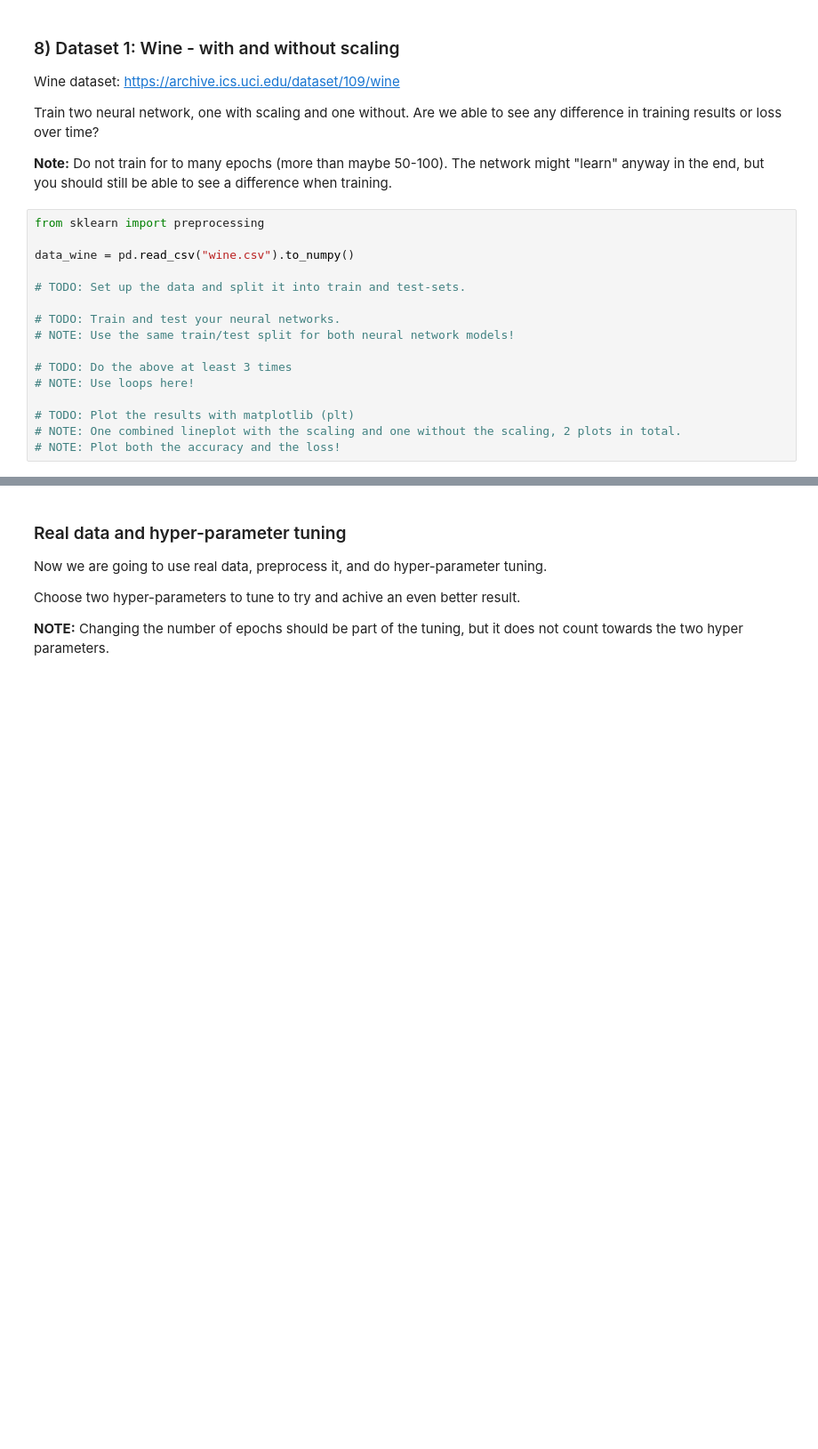
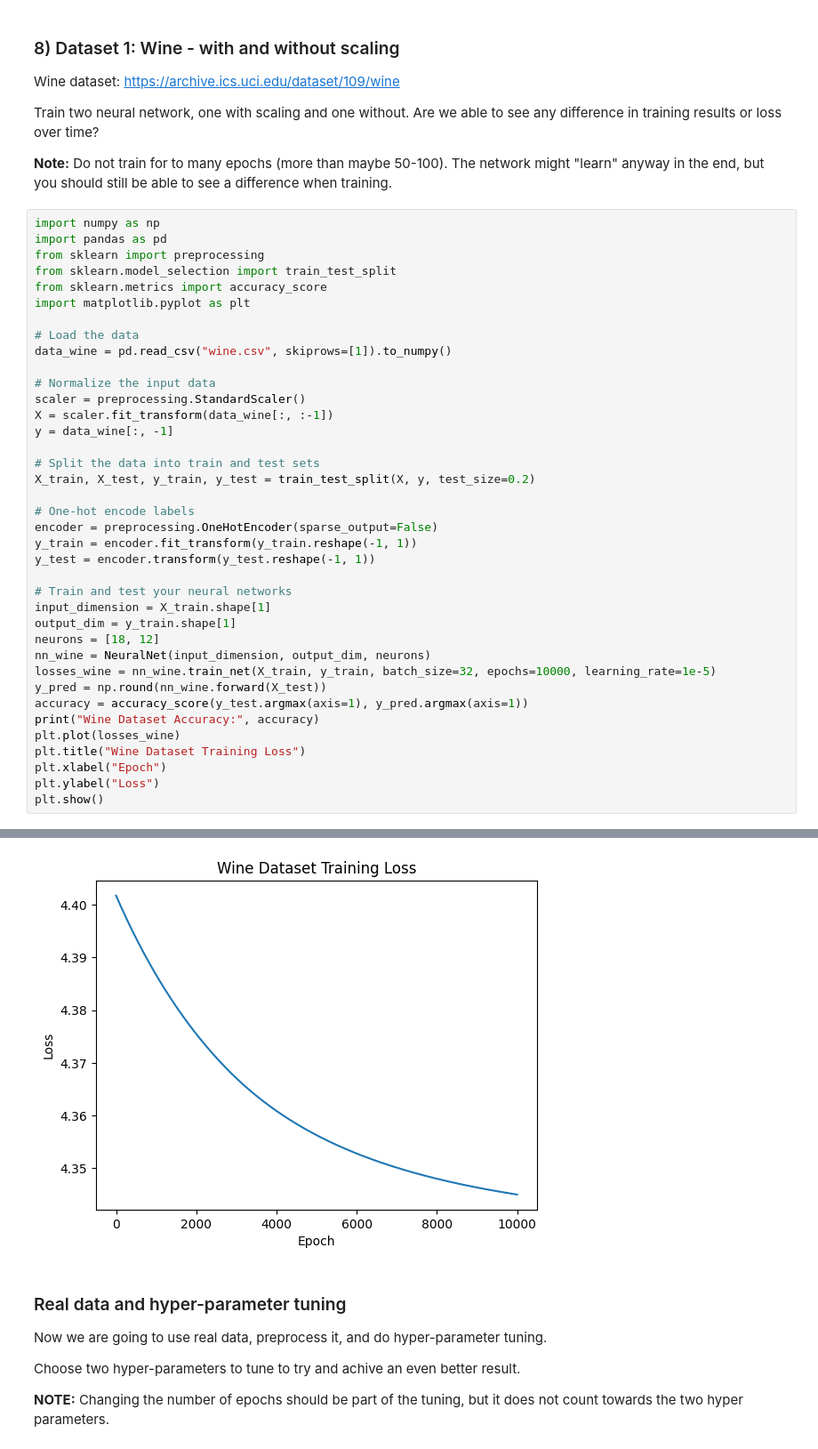
Before and after one commit to JoelScarinius/Neural_Network, a Jupyter notebook: ML-Assignment_3_Alexander_Forsanker.ipynb, the cells around one changed output, grey strips where cells are left out. Shown at 89% size. Drawn from its saved outputs; the diff is of its cells as text; blank space fills up the shorter version.

```diff
--- a/ML-Assignment_3_Alexander_Forsanker.ipynb
+++ b/ML-Assignment_3_Alexander_Forsanker.ipynb
@@ -584,18 +322,41 @@ Train two neural network, one with scaling and one without. Are we able to see a
 
 **Note:** Do not train for to many epochs (more than maybe 50-100). The network might "learn" anyway in the end, but you should still be able to see a difference when training.
 # %%
+import numpy as np
+import pandas as pd
 from sklearn import preprocessing
+from sklearn.model_selection import train_test_split
+from sklearn.metrics import accuracy_score
+import matplotlib.pyplot as plt
 
-data_wine = pd.read_csv("wine.csv").to_numpy()
+# Load the data
+data_wine = pd.read_csv("wine.csv", skiprows=[1]).to_numpy()
 
-# TODO: Set up the data and split it into train and test-sets.
+# Normalize the input data
+scaler = preprocessing.StandardScaler()
+X = scaler.fit_transform(data_wine[:, :-1])
+y = data_wine[:, -1]
 
-# TODO: Train and test your neural networks.
-# NOTE: Use the same train/test split for both neural network models!
+# Split the data into train and test sets
+X_train, X_test, y_train, y_test = train_test_split(X, y, test_size=0.2)
 
-# TODO: Do the above at least 3 times
-# NOTE: Use loops here!
+# One-hot encode labels
+encoder = preprocessing.OneHotEncoder(sparse_output=False)
+y_train = encoder.fit_transform(y_train.reshape(-1, 1))
+y_test = encoder.transform(y_test.reshape(-1, 1))
 
-# TODO: Plot the results with matplotlib (plt)
-# NOTE: One combined lineplot with the scaling and one without the scaling, 2 plots in total.
-# NOTE: Plot both the accuracy and the loss!
+# Train and test your neural networks
+input_dimension = X_train.shape[1]
+output_dim = y_train.shape[1]
+neurons = [18, 12]
+nn_wine = NeuralNet(input_dimension, output_dim, neurons)
+losses_wine = nn_wine.train_net(X_train, y_train, batch_size=32, epochs=10000, learning_rate=1e-5)
+y_pred = np.round(nn_wine.forward(X_test))
+accuracy = accuracy_score(y_test.argmax(axis=1), y_pred.argmax(axis=1))
+print("Wine Dataset Accuracy:", accuracy)
+plt.plot(losses_wine)
+plt.title("Wine Dataset Training Loss")
+plt.xlabel("Epoch")
+plt.ylabel("Loss")
+plt.show()
+# %% [output]
@@ -602,3 +380,4 @@ data_wine = pd.read_csv("wine.csv").to_numpy()
+[figure, added]
 # %% [markdown]
 ### Real data and hyper-parameter tuning
 
```
Also changed, not shown: parts of 13 cells of this notebook, 1 other file.
